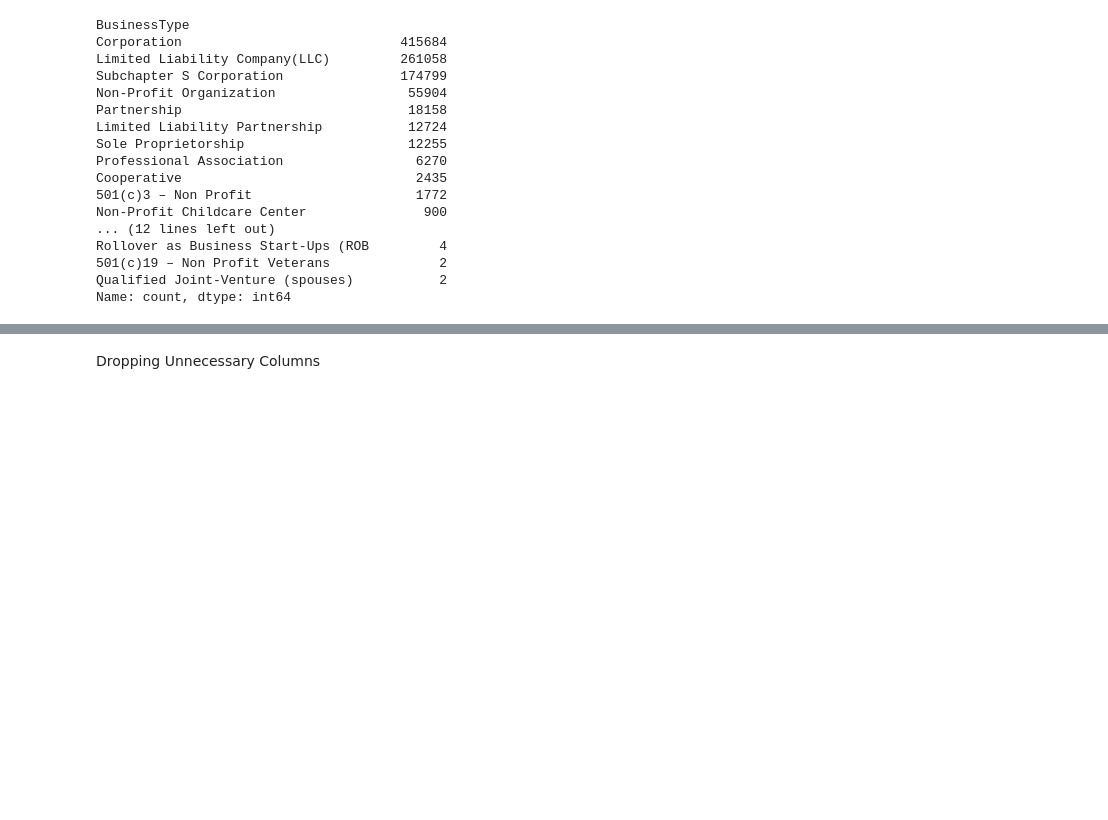
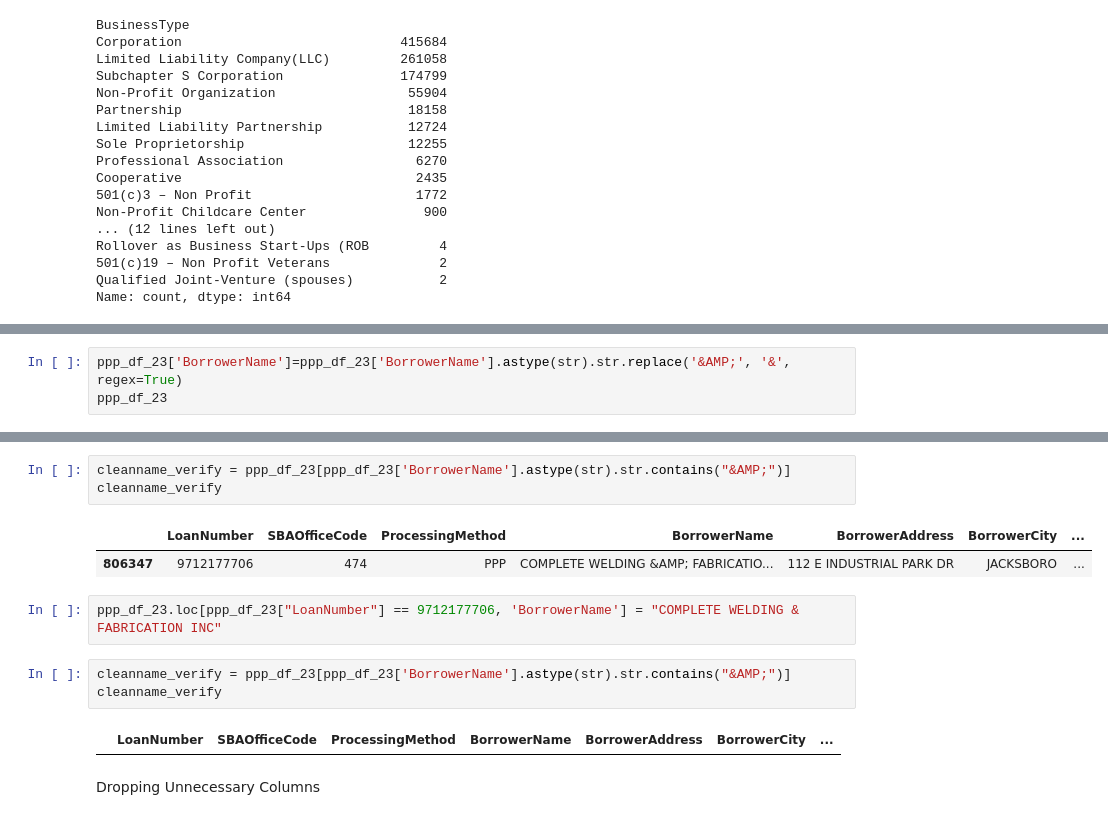
Before and after one commit to cspence001/mapdata_finalization_notebooks, a Jupyter notebook: main_label_pipe_23.ipynb, the cells around one changed output, grey strips where cells are left out. Saved outputs shown, nothing was run; the diff lists cells and outputs as text; blank space fills up the shorter version.

```diff
--- a/main_label_pipe_23.ipynb
+++ b/main_label_pipe_23.ipynb
@@ -1190,0 +1191,3 @@ Name: count, dtype: int64
+# %%
+ppp_df_23['BorrowerName']=ppp_df_23['BorrowerName'].astype(str).str.replace('&AMP;', '&', regex=True)
+ppp_df_23
@@ -1191,3 +1208,16 @@ Name: count, dtype: int64
+# %%
+cleanname_verify = ppp_df_23[ppp_df_23['BorrowerName'].astype(str).str.contains("&AMP;")]
+cleanname_verify
+# %% [output]
+|  | LoanNumber | SBAOfficeCode | ProcessingMethod | BorrowerName | BorrowerAddress | BorrowerCity | ... |
+| 806347 | 9712177706 | 474 | PPP | COMPLETE WELDING &AMP; FABRICATIO... | 112 E INDUSTRIAL PARK DR | JACKSBORO | ... |
+# %%
+ppp_df_23.loc[ppp_df_23["LoanNumber"] == 9712177706, 'BorrowerName'] = "COMPLETE WELDING & FABRICATION INC"
+# %%
+cleanname_verify = ppp_df_23[ppp_df_23['BorrowerName'].astype(str).str.contains("&AMP;")]
+cleanname_verify
+# %% [output]
+|  | LoanNumber | SBAOfficeCode | ProcessingMethod | BorrowerName | BorrowerAddress | BorrowerCity | ... |
 # %% [markdown]
 Dropping Unnecessary Columns
 # %%
```
Also changed, not shown: parts of 11 cells of this notebook, 7 other files.
